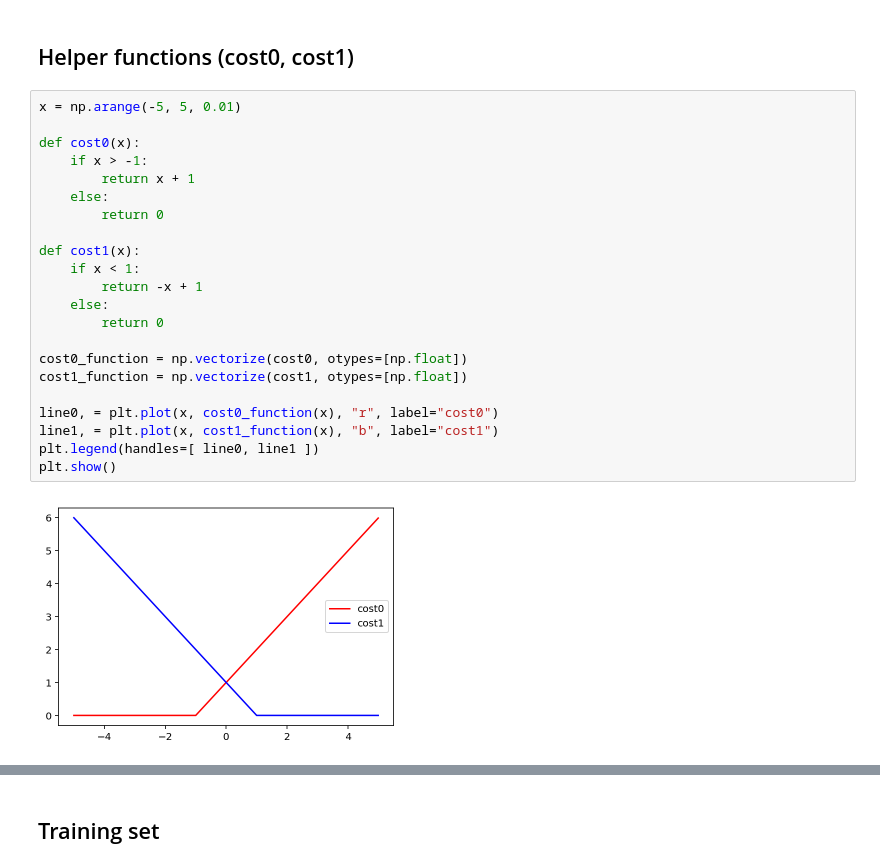
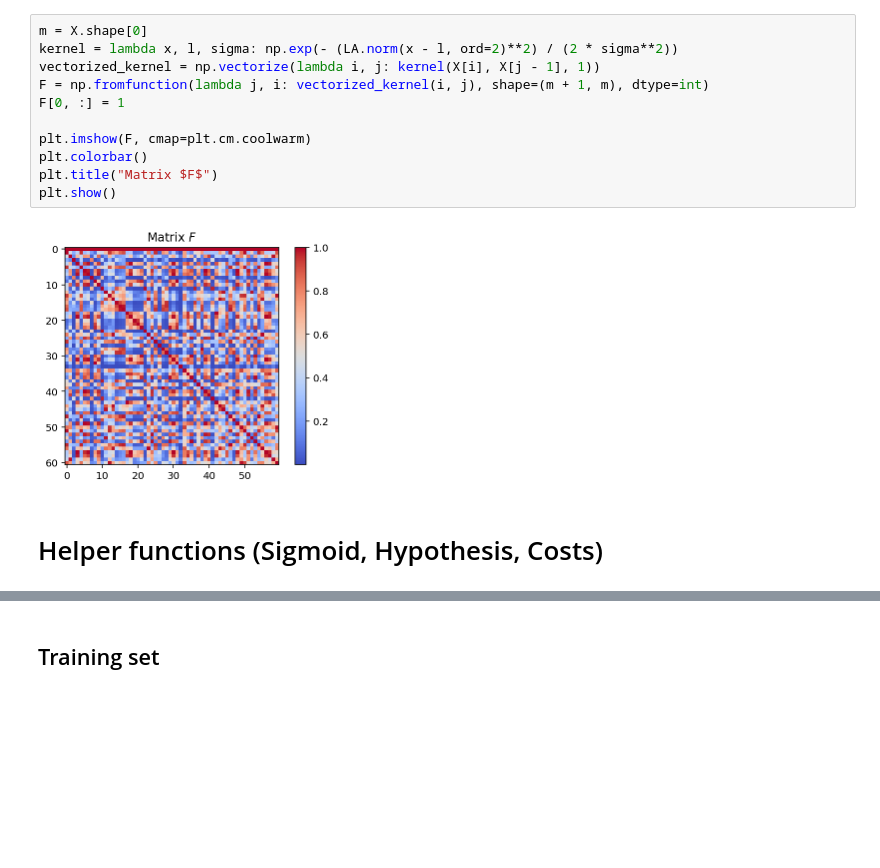
Before and after one commit to NIPE-SYSTEMS/support-vector-machine, a Jupyter notebook: examples/Support Vector Machine.ipynb, the cells around one changed output, grey strips where cells are left out. Cells and saved outputs as stored; diff of their text form; blank space fills up the shorter version.

```diff
--- a/examples/Support Vector Machine.ipynb
+++ b/examples/Support Vector Machine.ipynb
@@ -23,26 +98,15 @@ import scipy.optimize
+# %%
+m = X.shape[0]
+kernel = lambda x, l, sigma: np.exp(- (LA.norm(x - l, ord=2)**2) / (2 * sigma**2))
+vectorized_kernel = np.vectorize(lambda i, j: kernel(X[i], X[j - 1], 1))
+F = np.fromfunction(lambda j, i: vectorized_kernel(i, j), shape=(m + 1, m), dtype=int)
+F[0, :] = 1
+
+plt.imshow(F, cmap=plt.cm.coolwarm)
+plt.colorbar()
+plt.title("Matrix $F$")
+plt.show()
+# %% [output]
+[figure, added]
 # %% [markdown]
-## Helper functions (cost0, cost1)
+# Helper functions (Sigmoid, Hypothesis, Costs)
-# %%
-x = np.arange(-5, 5, 0.01)
-
-def cost0(x):
-    if x > -1:
-        return x + 1
-    else:
-        return 0
-
-def cost1(x):
-    if x < 1:
-        return -x + 1
-    else:
-        return 0
-
-cost0_function = np.vectorize(cost0, otypes=[np.float])
-cost1_function = np.vectorize(cost1, otypes=[np.float])
-
-line0, = plt.plot(x, cost0_function(x), "r", label="cost0")
-line1, = plt.plot(x, cost1_function(x), "b", label="cost1")
-plt.legend(handles=[ line0, line1 ])
-plt.show()
-# %% [output]
-[figure, removed]
```
Also changed, not shown: parts of 31 cells of this notebook, 1 other file.
